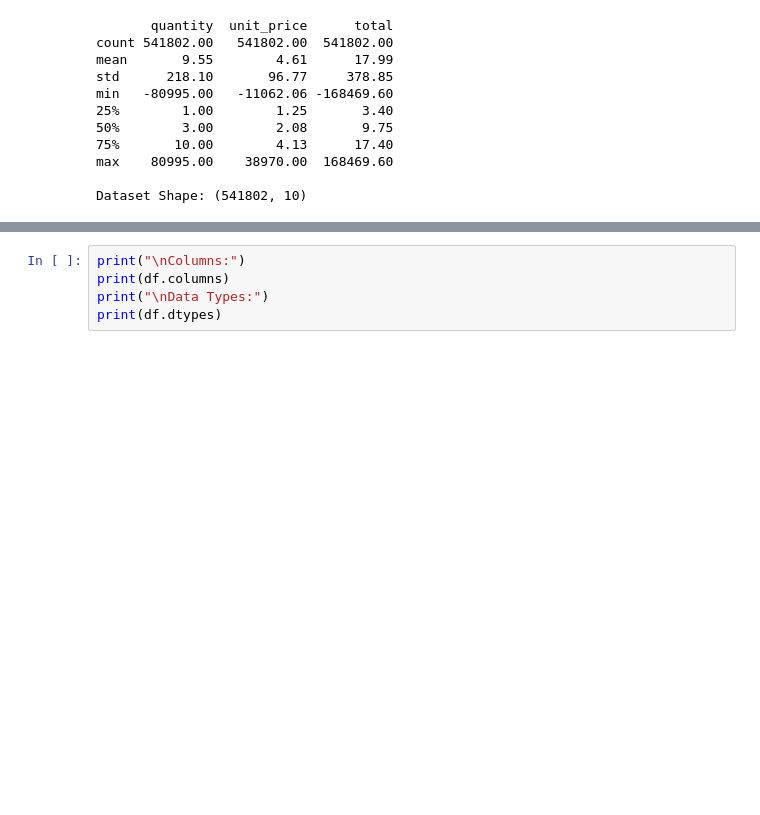
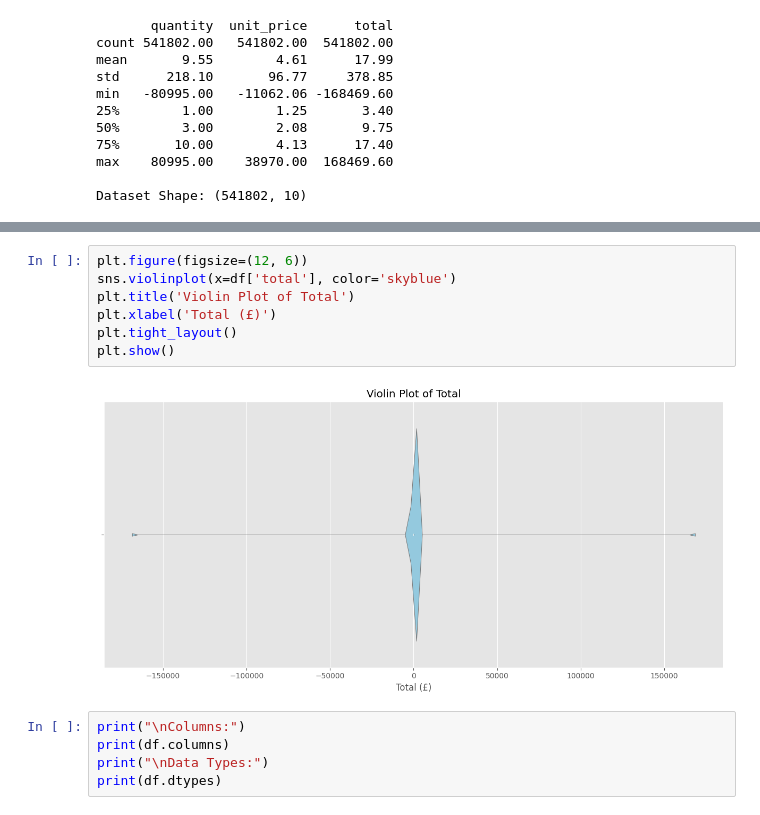
Before and after one commit to MiguelLagoa/E-commerce-Business-Data-Analysis, a Jupyter notebook: eda_fact_sales.ipynb, the cells around one changed output, grey strips where cells are left out. Saved outputs shown, nothing was run; the diff lists cells and outputs as text; blank space fills up the shorter version.

```diff
--- a/eda_fact_sales.ipynb
+++ b/eda_fact_sales.ipynb
@@ -41,3 +101,12 @@ Dataset Shape: (541802, 10)
+# %%
+plt.figure(figsize=(12, 6))
+sns.violinplot(x=df['total'], color='skyblue')
+plt.title('Violin Plot of Total')
+plt.xlabel('Total (£)')
+plt.tight_layout()
+plt.show()
+# %% [output]
+[figure, added]
 # %%
 print("\nColumns:")
 print(df.columns)
```
Also changed, not shown: parts of 3 cells of this notebook.
